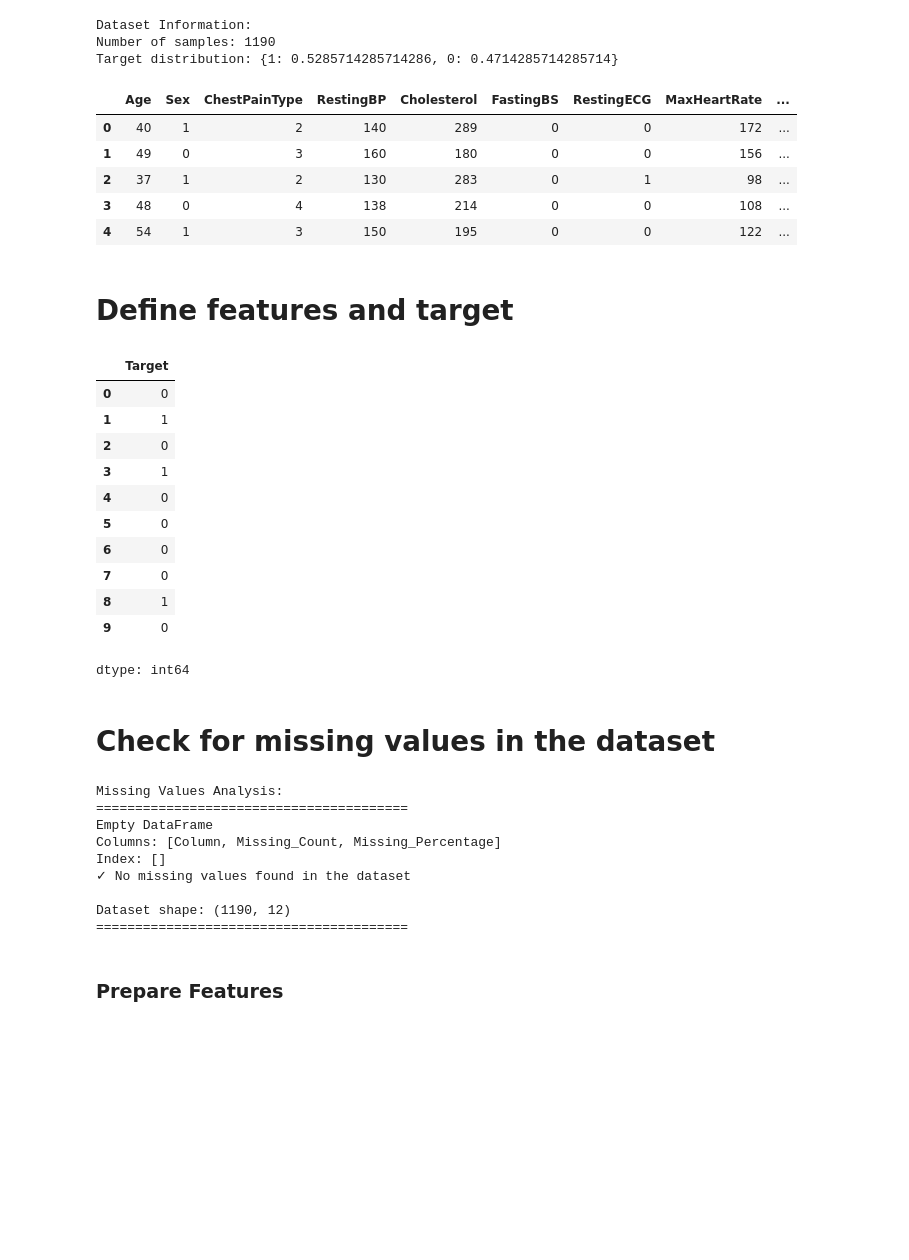
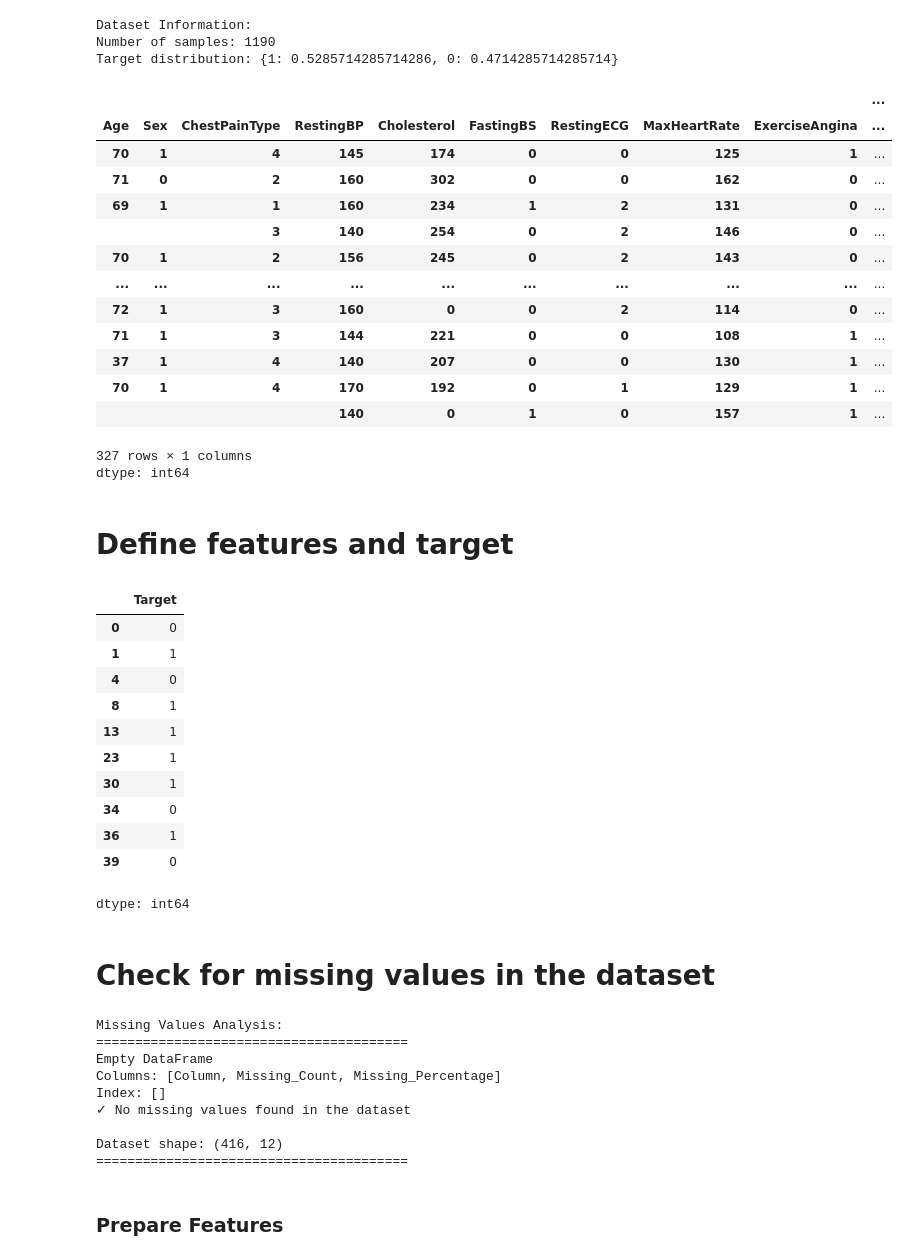
Before and after one commit to Rebexcode/Heart-Attack-Prediction-Model, a Jupyter notebook: Heart_Attack_Prediction_Model.ipynb, the cells around one changed output. Drawn from its saved outputs; the diff is of its cells as text; code cells hidden in the pictures; blank space fills up the shorter version.

```diff
--- a/Heart_Attack_Prediction_Model.ipynb
+++ b/Heart_Attack_Prediction_Model.ipynb
@@ -51,15 +51,27 @@ print(f"Target distribution: {df['Target'].value_counts(normalize=True).to_dict(
 Dataset Information:
 Number of samples: 1190
 Target distribution: {1: 0.5285714285714286, 0: 0.4714285714285714}
+# %%
+# Filter dataset for hypertensive patients only (RestingBP >= 140)
+df = df[df['RestingBP'] >= 140]
 # %%
-df.head()
+df.value_counts()
 # %% [output]
-|  | Age | Sex | ChestPainType | RestingBP | Cholesterol | FastingBS | RestingECG | MaxHeartRate | ... |
-| 0 | 40 | 1 | 2 | 140 | 289 | 0 | 0 | 172 | ... |
-| 1 | 49 | 0 | 3 | 160 | 180 | 0 | 0 | 156 | ... |
-| 2 | 37 | 1 | 2 | 130 | 283 | 0 | 1 | 98 | ... |
-| 3 | 48 | 0 | 4 | 138 | 214 | 0 | 0 | 108 | ... |
-| 4 | 54 | 1 | 3 | 150 | 195 | 0 | 0 | 122 | ... |
+|  |  |  |  |  |  |  |  |  | ... |
+| Age | Sex | ChestPainType | RestingBP | Cholesterol | FastingBS | RestingECG | MaxHeartRate | ExerciseAngina | ... |
+| 70 | 1 | 4 | 145 | 174 | 0 | 0 | 125 | 1 | ... |
+| 71 | 0 | 2 | 160 | 302 | 0 | 0 | 162 | 0 | ... |
+| 69 | 1 | 1 | 160 | 234 | 1 | 2 | 131 | 0 | ... |
+|  |  | 3 | 140 | 254 | 0 | 2 | 146 | 0 | ... |
+| 70 | 1 | 2 | 156 | 245 | 0 | 2 | 143 | 0 | ... |
+| ... | ... | ... | ... | ... | ... | ... | ... | ... | ... |
+| 72 | 1 | 3 | 160 | 0 | 0 | 2 | 114 | 0 | ... |
+| 71 | 1 | 3 | 144 | 221 | 0 | 0 | 108 | 1 | ... |
+| 37 | 1 | 4 | 140 | 207 | 0 | 0 | 130 | 1 | ... |
+| 70 | 1 | 4 | 170 | 192 | 0 | 1 | 129 | 1 | ... |
+|  |  |  | 140 | 0 | 1 | 0 | 157 | 1 | ... |
+327 rows × 1 columns
+dtype: int64
 # %% [markdown]
 # Define features and target
 # %%
@@ -70,14 +82,14 @@ df.Target.head(10)
 |  | Target |
 | 0 | 0 |
 | 1 | 1 |
-| 2 | 0 |
-| 3 | 1 |
 | 4 | 0 |
-| 5 | 0 |
-| 6 | 0 |
-| 7 | 0 |
 | 8 | 1 |
-| 9 | 0 |
+| 13 | 1 |
+| 23 | 1 |
+| 30 | 1 |
+| 34 | 0 |
+| 36 | 1 |
+| 39 | 0 |
 dtype: int64
 # %% [markdown]
 # Check for missing values in the dataset
@@ -110,7 +122,7 @@ Columns: [Column, Missing_Count, Missing_Percentage]
 Index: []
 ✓ No missing values found in the dataset
 
-Dataset shape: (1190, 12)
+Dataset shape: (416, 12)
 ========================================
 # %% [markdown]
 ### Prepare Features
```
Also changed, not shown: parts of 10 cells of this notebook.
